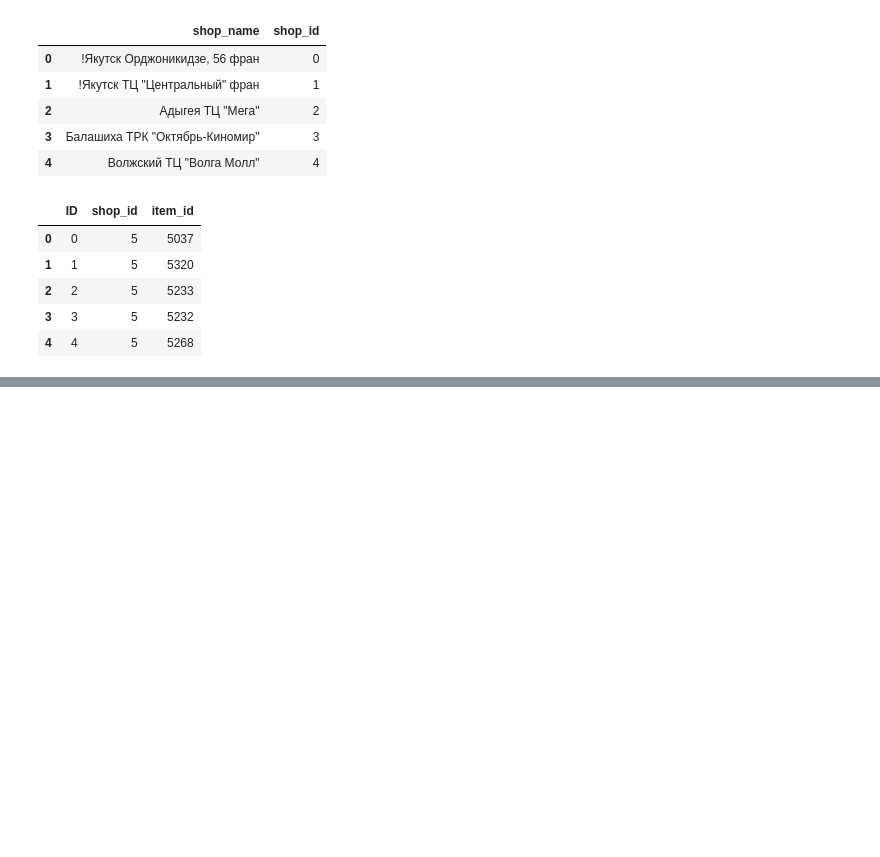
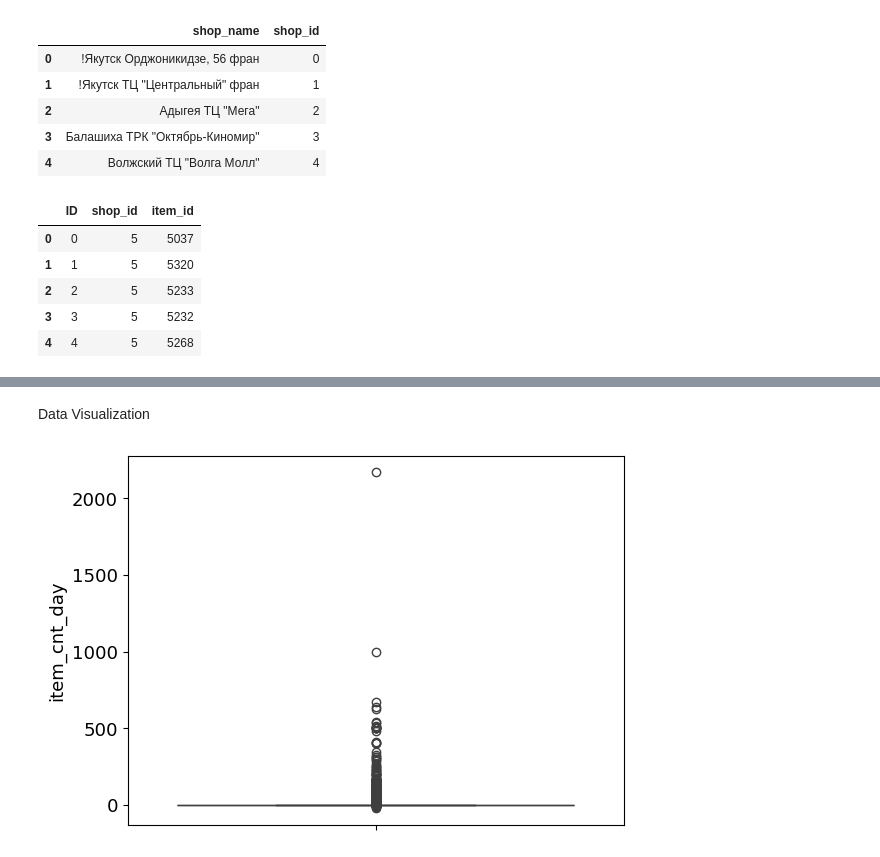
Before and after one commit to 200kgsquat/sales_prediction, a Jupyter notebook: sales_predict.ipynb, the cells around one changed output, grey strips where cells are left out. Saved outputs shown, nothing was run; the diff lists cells and outputs as text; code cells hidden in the pictures; blank space fills up the shorter version.

```diff
--- a/sales_predict.ipynb
+++ b/sales_predict.ipynb
@@ -6,7 +9,7 @@ import seaborn as sns
 # %%
-items_categories = pd.read_csv('item_categories.csv')
 sales_train = pd.read_csv('sales_train.csv')
 items = pd.read_csv('items.csv')
-sample_submission = pd.read_csv('sample_submission.csv')
+item_categories = pd.read_csv('item_categories.csv')
 shops = pd.read_csv('shops.csv')
 test = pd.read_csv('test.csv')
+sample_submission = pd.read_csv('sample_submission.csv')
@@ -67,7 +74,7 @@ test.head()
 # %%
 df = sales_train.merge(items, on='item_id', how='left')
 # %%
-df = df.merge(items_categories, on='item_category_id', how='left')
+df = df.merge(item_categories, on='item_category_id', how='left')
 # %%
 df = df.merge(shops, on='shop_id', how='left')
 # %%
@@ -155,0 +151,6 @@ df['sales_last_month'] = df.groupby(['shop_id', 'item_id'])['item_cnt_day'].shif
+# %% [markdown]
+Data Visualization
+# %%
+sns.boxplot(y = "item_cnt_day", data = df);
+# %% [output]
+[figure, added]
```
Also changed, not shown: parts of 33 cells of this notebook.
